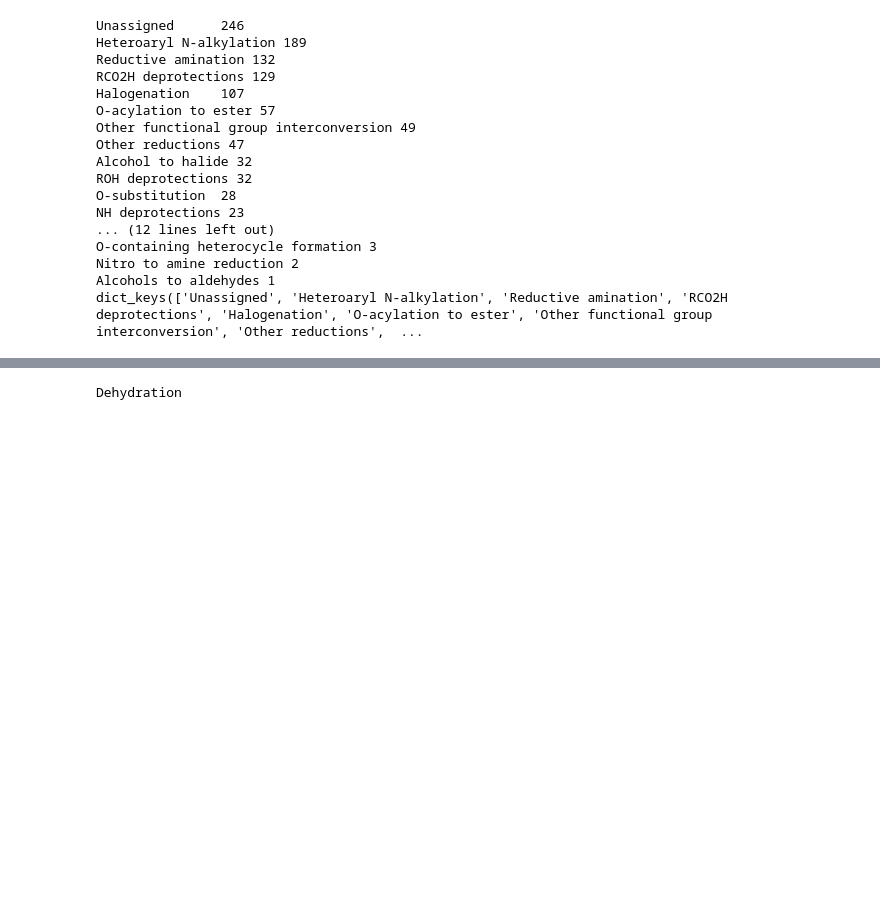
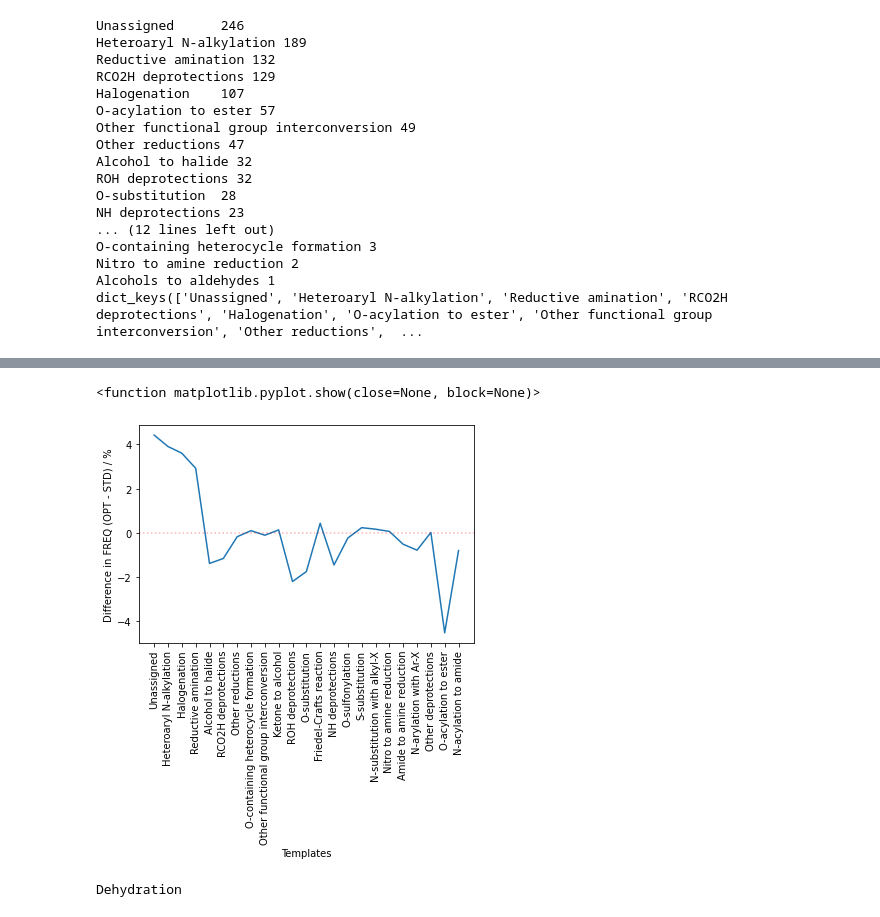
Before and after one commit to m-mokaya/aizynthfinder, a Jupyter notebook: Maranga/Notebooks/utils/view_reactions.ipynb, the cells around one changed output, grey strips where cells are left out. Cells and saved outputs as stored; diff of their text form; code cells hidden in the pictures; blank space fills up the shorter version.

```diff
--- a/Maranga/Notebooks/utils/view_reactions.ipynb
+++ b/Maranga/Notebooks/utils/view_reactions.ipynb
@@ -24,7 +26,7 @@ from Maranga.utils.parse_multismiles import findkeys
 file_ext = '/data/localhost/not-backed-up/mokaya/exscientia/'
 # %%
 # Load from hdf5 file
-hdf_file = '/data/localhost/not-backed-up/mokaya/exscientia/aizynthfinder/Maranga/experiments/target_2/results/tg2_results_std_opt4_2.hdf5'
+hdf_file = '/data/localhost/not-backed-up/mokaya/exscientia/aizynthfinder/Maranga/experiments/target_2/results/tg2_results_std_opt5_1.hdf5'
 
 data = pd.read_hdf(hdf_file, 'table')
 solved_data = data.loc[(data.is_solved==True)]
@@ -142,3 +146,10 @@ O-containing heterocycle formation 3
 Nitro to amine reduction 2
 Alcohols to aldehydes 1
 dict_keys(['Unassigned', 'Heteroaryl N-alkylation', 'Reductive amination', 'RCO2H deprotections', 'Halogenation', 'O-acylation to ester', 'Other functional group interconversion', 'Other reductions',  ...
+# %%
+opt_list = ['Unassigned', 'Heteroaryl N-alkylation', 'Halogenation', 'Reductive amination', 'Alcohol to halide', 'RCO2H deprotections', 'Other reductions', 'O-containing heterocycle formation', 'Other functional group interconversion', 'Stille reaction', 'Ketone to alcohol', 'ROH deprotections', 'O-substitution', 'Friedel-Crafts reaction', 'NH deprotections', 'O-sulfonylation', 'S-substitution', 'N-substitution with alkyl-X', 'Nitro to amine reduction', 'Amide to amine reduction', 'N-arylation with Ar-X', 'Other deprotections', 'Alkene to alkane', 'O-acylation to ester', 'NH protections', 'Dehydration', 'N-acylation to amide']
+# %%
+# determine if any reactions optimised don't feature
+for i in opt_list:
+    if i not in s_templates_1.keys():
+        print(i)
@@ -144,0 +165,21 @@ dict_keys(['Unassigned', 'Heteroaryl N-alkylation', 'Reductive amination', 'RCO2
+# %%
+# plot difference in freq of reactions
+diff_d = {}
+for i in opt_list:
+    opt = s_templates_1.get(i)
+    std = s_templates_3.get(i)
+
+    opt_total = sum(s_templates_1.values())
+    std_total = sum(s_templates_3.values())
+
+    print()
+
+    print(i)
+    print(opt, std)
+
+
+    if opt != None and std != None:
+        print((opt/opt_total)*100, (std/std_total)*100)
+        diff_d[i] = (opt/opt_total)*100 - (std/std_total)*100
+    else:
+        print('Reaction not used.')
@@ -145,3 +204,13 @@ dict_keys(['Unassigned', 'Heteroaryl N-alkylation', 'Reductive amination', 'RCO2
+# %%
+plt.plot(diff_d.keys(), diff_d.values())
+plt.xticks(rotation=90)
+plt.xlabel('Templates')
+plt.ylabel('Difference in FREQ (OPT - STD) / %')
+plt.axhline(y=0, alpha=0.3, c='red', linestyle='dotted')
+plt.show
+# %% [output]
+<function matplotlib.pyplot.show(close=None, block=None)>
+[figure, added]
 # %%
 to_optimise_hash = []
 for i in s_templates_2:
```
Also changed, not shown: parts of 9 cells of this notebook, 13 other files.
